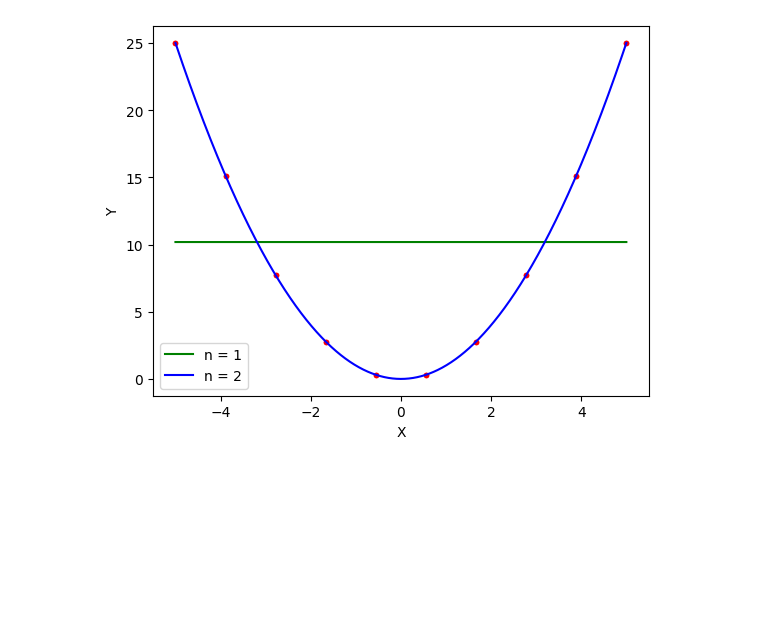
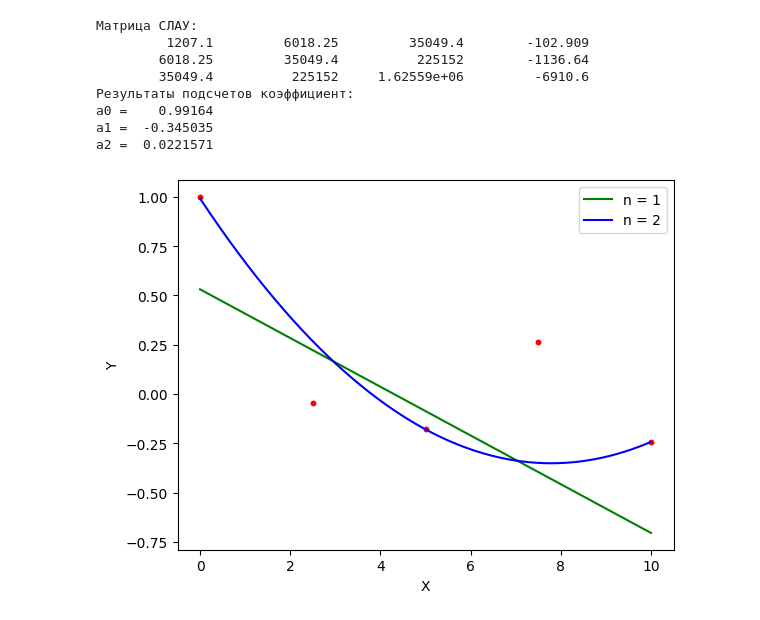
Before and after one commit to SerPan23/BMSTU_SEM_4, a Jupyter notebook: Computing_algorithms/lab_04/main.ipynb, the cells around one changed output. Drawn from its saved outputs; the diff is of its cells as text; code cells hidden in the pictures; blank space fills up the shorter version.

```diff
--- a/Computing_algorithms/lab_04/main.ipynb
+++ b/Computing_algorithms/lab_04/main.ipynb
@@ -19,5 +20,6 @@ def f_2d(x, y):
 # %%
-table_1D = generate_data_1D(f_1d, -5, 5, 10)
+# table_1D = generate_data_1D(f_1d, -5, 5, 10)
+table_1D = generate_from_file_1D()
 table_1D_w1 = copy.deepcopy(table_1D)
 set_all_weight(table_1D_w1)
 # %%
@@ -60,6 +65,16 @@ print_data(table_2D)
 # %%
-grafic_aprox_function_1D(least_squares_method_1D(table_1D_w1, 1), table_1D_w1, color='green', label="n = 1")
-grafic_aprox_function_1D(least_squares_method_1D(table_1D_w1, 2), table_1D_w1, color='blue', label="n = 2")
+grafic_aprox_function_1D(least_squares_method_1D(
+    table_1D, 1), table_1D, color='green', label="n = 1")
+grafic_aprox_function_1D(least_squares_method_1D(
+    table_1D, 2, print_mode=True), table_1D, color='blue', label="n = 2")
 # %% [output]
+Матрица СЛАУ:
+         1207.1         6018.25         35049.4        -102.909
+        6018.25         35049.4          225152        -1136.64
+        35049.4          225152     1.62559e+06         -6910.6
+Результаты подсчетов коэффициент:
+a0 =    0.99164
+a1 =  -0.345035
+a2 =  0.0221571
-[figure, old version]
+[figure, new version]
 # %%
```
Also changed, not shown: parts of 7 cells of this notebook, 3 other files.
